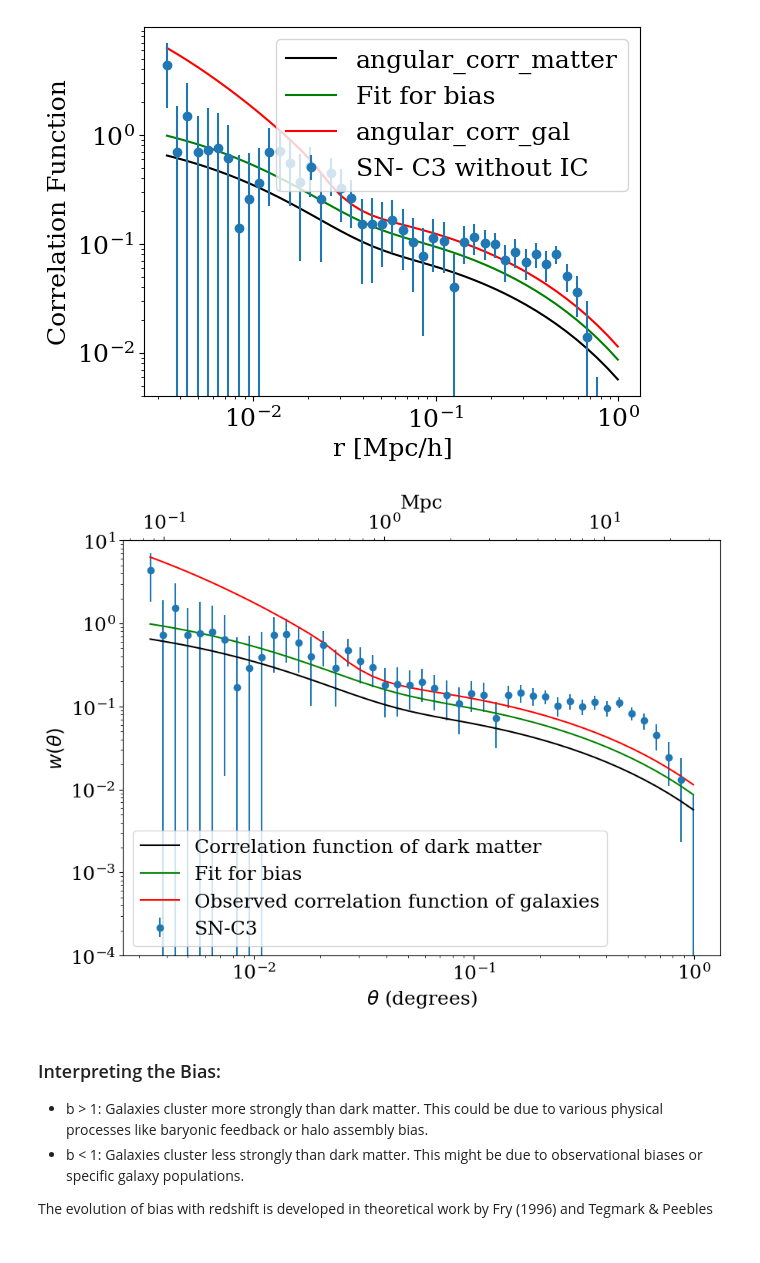
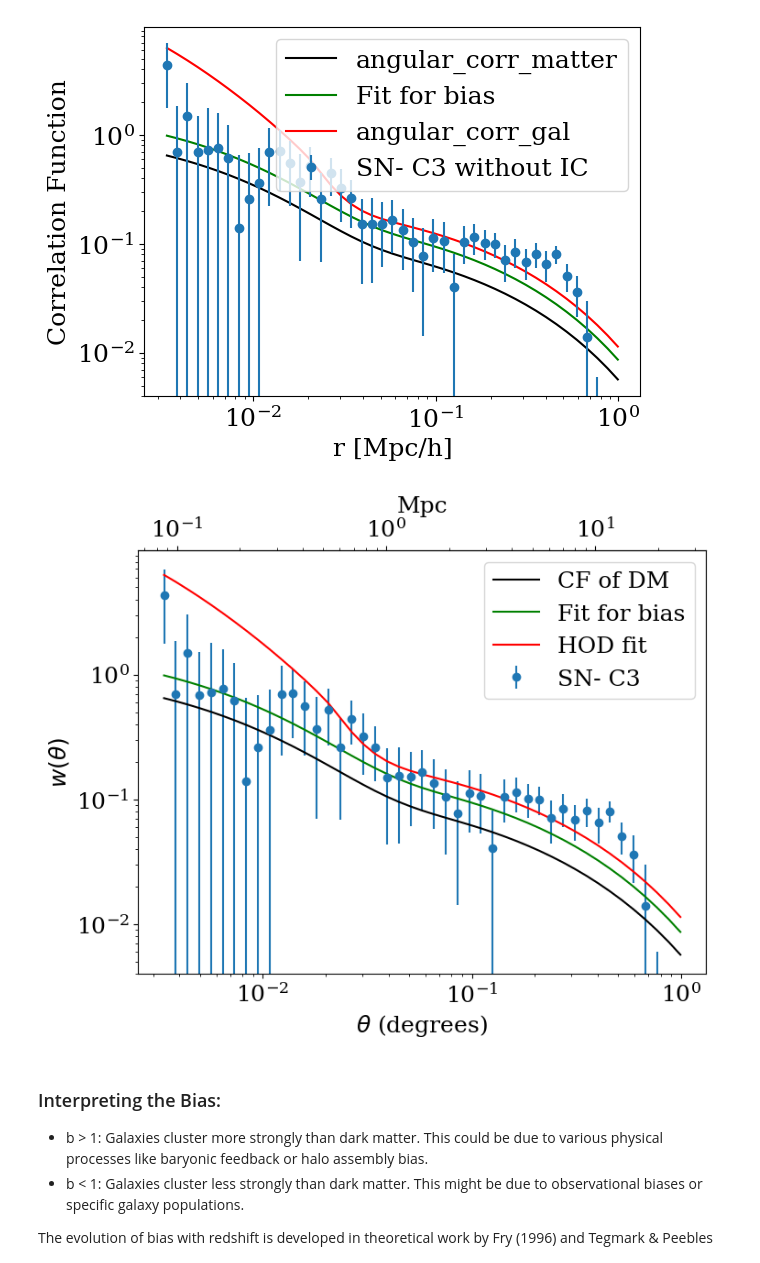
Before and after one commit to OtiliaIrina/Master_Thesis, a Jupyter notebook: Final-2PCF.ipynb, the cells around one changed output. Drawn from its saved outputs; the diff is of its cells as text; code cells hidden in the pictures.

```diff
--- a/Final-2PCF.ipynb
+++ b/Final-2PCF.ipynb
@@ -905,31 +905,33 @@ plt.show()
 # %% [output]
 [figure]
 # %%
-fig = plt.figure(figsize=[10,7])
+fig = plt.figure(figsize=[8,6])
 ax = fig.add_subplot(111)
-ax.errorbar(X, w[:len(X)], yerr=std_dev[:len(X)], fmt='o', label='SN-C3')
+#ax.errorbar(X, w[:len(X)], yerr=std_dev[:len(X)], fmt='o', label='SN-C3')
+ax.errorbar(X, two_pcf_result[:len(X)], yerr=std_dev[:len(X)], fmt='o', label='SN- C3') #without IC
+
 #ax.plot(X, w_t(A_median, power_median, X, mask_rr),'k:')
 ax.set_xlabel(r'$\theta$ (degrees)')
 ax.set_ylabel(r'$w(\theta)$')
 
 
-ax.plot(gg.theta*180/np.pi, gg.angular_corr_matter,'k-', label='Correlation function of dark matter')
+ax.plot(gg.theta*180/np.pi, gg.angular_corr_matter,'k-', label='CF of DM')
 ax.plot(gg.theta*180/np.pi, gg.angular_corr_matter*bias, 'g-', label='Fit for bias')
-ax.plot(gg.theta*180/np.pi, gg.angular_corr_gal, 'r-', label='Observed correlation function of galaxies')
+ax.plot(gg.theta*180/np.pi, gg.angular_corr_gal, 'r-', label='HOD fit')
 
 
 ax.set_xscale('log')
 ax.set_yscale('log')
-ax.set_ylim([1e-4,10.])
+#ax.set_ylim([1e-4,10.])
 #ax.set_xlim([2e-4,2.])
 secax = ax.secondary_xaxis('top',functions=(lambda x: x*Planck15.kpc_proper_per_arcmin(z_mean).value*60./1e3,
                                    lambda x: x*Planck15.arcsec_per_kpc_proper(z_mean).value*1e3/3.6e3))
 secax.set_xlabel(r'Mpc')
 ax.legend()
 plt.savefig("bootstrap.png")
 plt.show()
 # %% [output]
-[figure, old version]
+[figure, new version]
 # %% [markdown]
 ### Interpreting the Bias:
 
```
Also changed, not shown: parts of 1 cell of this notebook, 1 other file.
